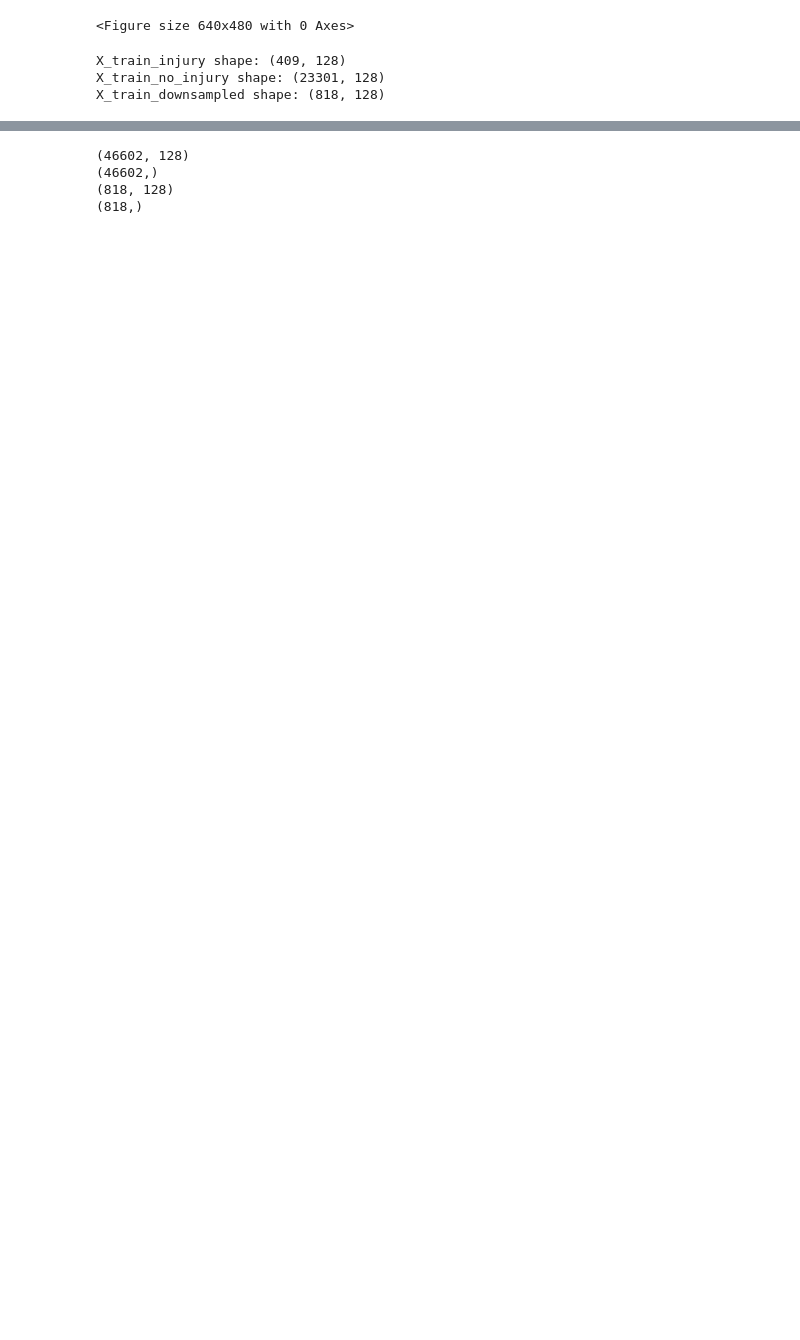
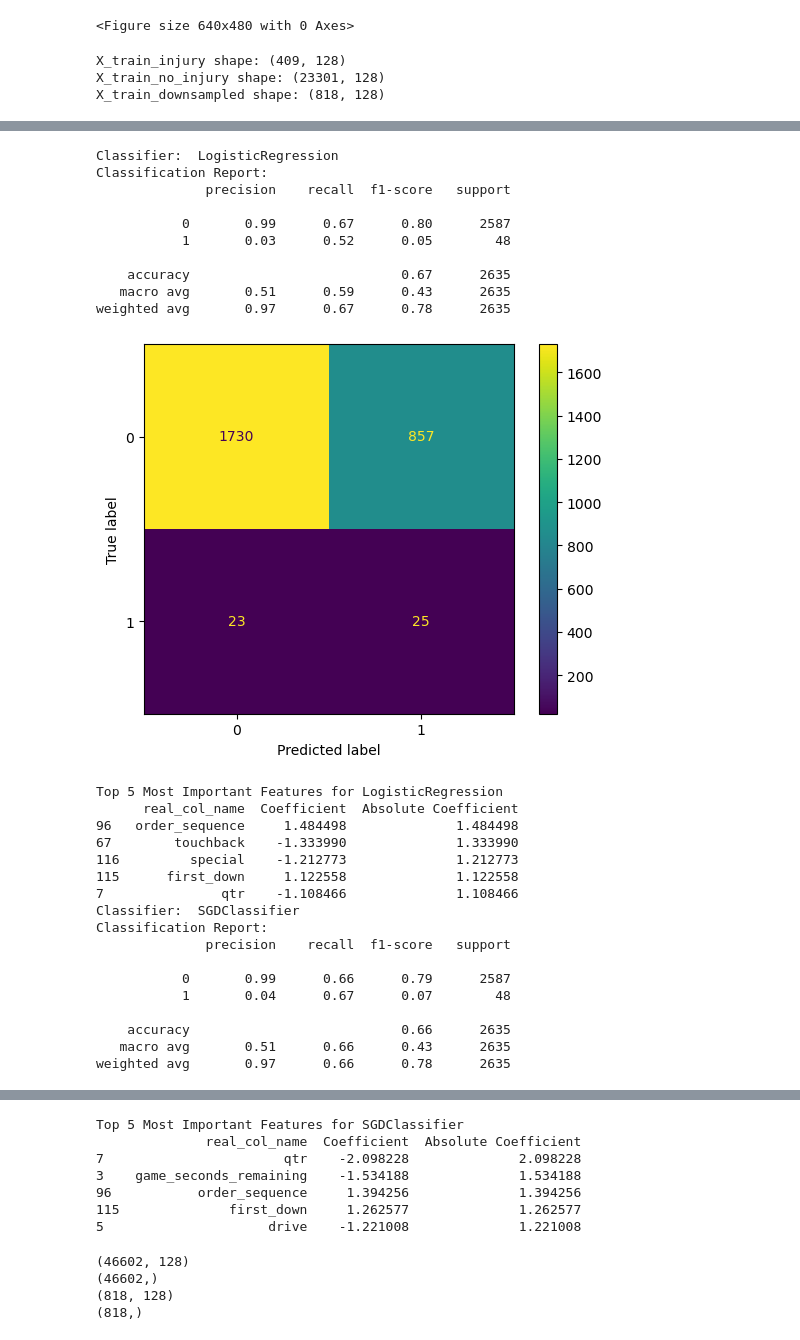
Before and after one commit to DiyaPrasanth20/NFL_Analysis, a Jupyter notebook: pluh.ipynb, the cells around one changed output, grey strips where cells are left out. Saved outputs shown, nothing was run; the diff lists cells and outputs as text; code cells hidden in the pictures; blank space fills up the shorter version.

```diff
--- a/pluh.ipynb
+++ b/pluh.ipynb
@@ -289,0 +259,59 @@ weighted avg       0.97      0.64      0.77      2635
+# %%
+for key, classifier in classifiers.items():
+    classifier.fit(X_train_resampled, y_train_resampled)
+    print("Classifier: ", classifier.__class__.__name__)
+    print("Classification Report: ")
+    print(classification_report(y_test, classifier.predict(X_test)))
+
+    cm = confusion_matrix(y_test, classifier.predict(X_test))
+    disp = ConfusionMatrixDisplay(confusion_matrix=cm)
+    disp.plot()
+    plt.show()
+    # Feature importance analysis (only for models with coefficients)
+    if hasattr(classifier, 'coef_'):  # Ensure the classifier has coefficients (SGDClassifier does)
+        # Get the coefficients (weights) from the SGDClassifier
+        coefficients = classifier.coef_[0]  # Access the first array of coefficients for binary classification
+        # Create a DataFrame with feature names and their corresponding coefficients
+        feature_importance = pd.DataFrame({
+            'Feature': X_train_resampled.columns,  # Ensure this gets the column names
+            'Coefficient': coefficients
+        })
+
+        feature_importance["real_col_name"] = [selected_column_names[i] for i in feature_importance["Feature"]]
+
+        # Sort by the absolute value of the coefficients to identify the most important features
+        feature_importance['Absolute Coefficient'] = feature_importance['Coefficient'].abs()
+        feature_importance = feature_importance.sort_values(by='Absolute Coefficient', ascending=False)
+
+        # Display the top 5 most important features with their names
+        print("Top 5 Most Important Features for", classifier.__class__.__name__)
+        print(feature_importance[['real_col_name', 'Coefficient', 'Absolute Coefficient']].head())
+# %% [output]
+Classifier:  LogisticRegression
+Classification Report:
+              precision    recall  f1-score   support
+
+           0       0.99      0.67      0.80      2587
+           1       0.03      0.52      0.05        48
+
+    accuracy                           0.67      2635
+   macro avg       0.51      0.59      0.43      2635
+weighted avg       0.97      0.67      0.78      2635
+[figure, added]
+Top 5 Most Important Features for LogisticRegression
+      real_col_name  Coefficient  Absolute Coefficient
+96   order_sequence     1.484498              1.484498
+67        touchback    -1.333990              1.333990
+116         special    -1.212773              1.212773
+115      first_down     1.122558              1.122558
+7               qtr    -1.108466              1.108466
+Classifier:  SGDClassifier
+Classification Report:
+              precision    recall  f1-score   support
+
+           0       0.99      0.66      0.79      2587
+           1       0.04      0.67      0.07        48
+
+    accuracy                           0.66      2635
+   macro avg       0.51      0.66      0.43      2635
+weighted avg       0.97      0.66      0.78      2635
@@ -290,3 +319,10 @@ weighted avg       0.97      0.64      0.77      2635
+Top 5 Most Important Features for SGDClassifier
+              real_col_name  Coefficient  Absolute Coefficient
+7                       qtr    -2.098228              2.098228
+3    game_seconds_remaining    -1.534188              1.534188
+96           order_sequence     1.394256              1.394256
+115              first_down     1.262577              1.262577
+5                     drive    -1.221008              1.221008
 # %%
 import torch
 import torch.nn as nn
```
Also changed, not shown: parts of 10 cells of this notebook.
